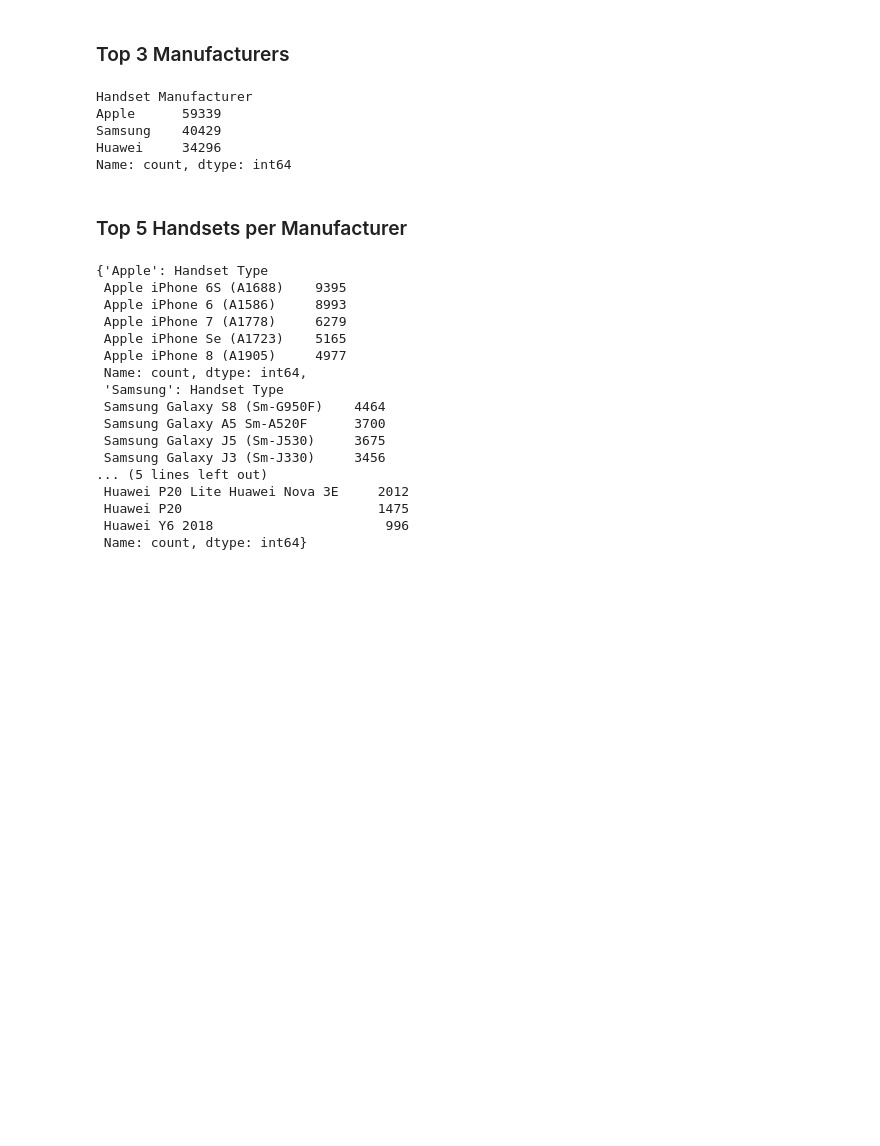
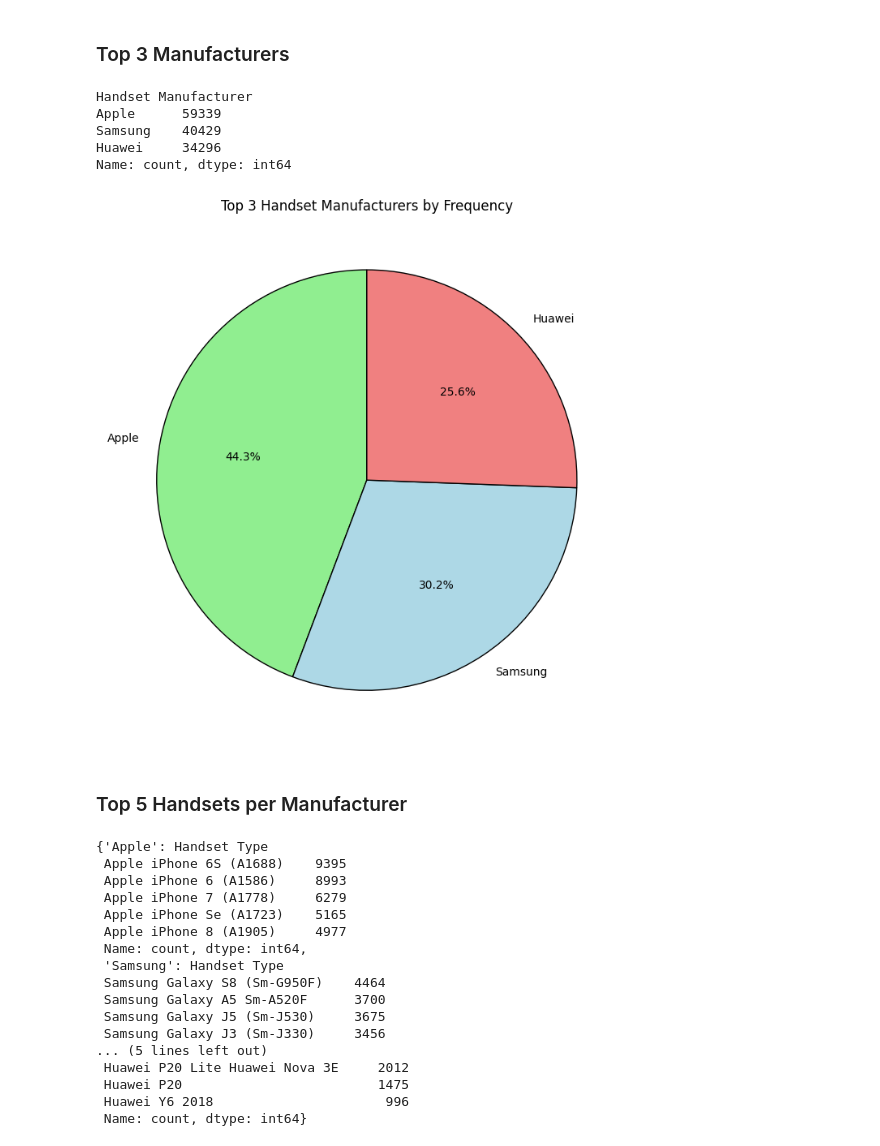
Before and after one commit to fsefu/customer-insights-analytics, a Jupyter notebook: notebooks/over_view_analysis.ipynb, the cells around one changed output. Drawn from its saved outputs; the diff is of its cells as text; code cells hidden in the pictures; blank space fills up the shorter version.

```diff
--- a/notebooks/over_view_analysis.ipynb
+++ b/notebooks/over_view_analysis.ipynb
@@ -93,6 +97,10 @@ Apple      59339
 Samsung    40429
 Huawei     34296
 Name: count, dtype: int64
+# %%
+analyzer.plot_top_3_manufacturers()
+# %% [output]
+[figure, added]
 # %% [markdown]
 ### Top 5 Handsets per Manufacturer
 # %%
```
Also changed, not shown: parts of 3 cells of this notebook, 1 other file.
